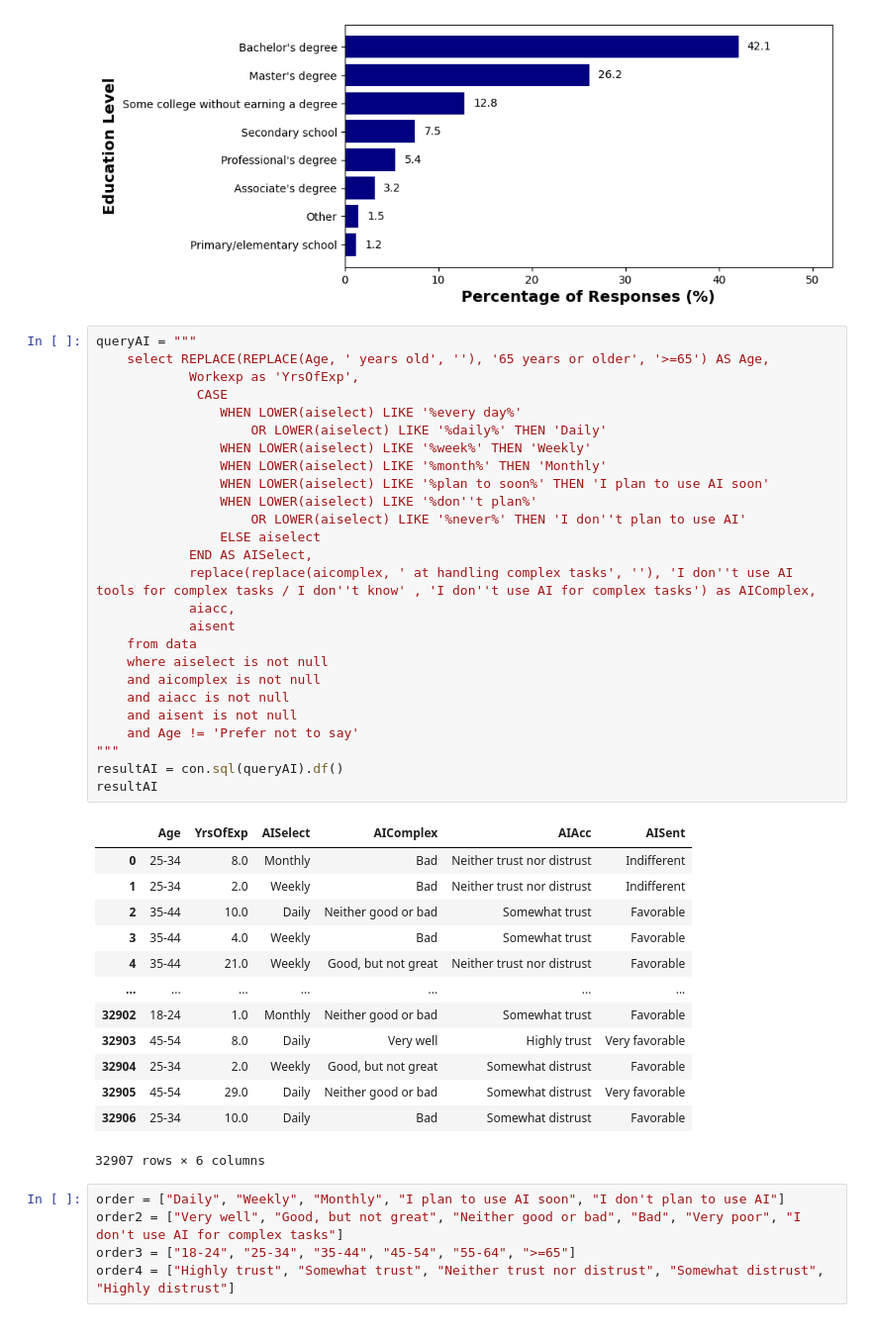
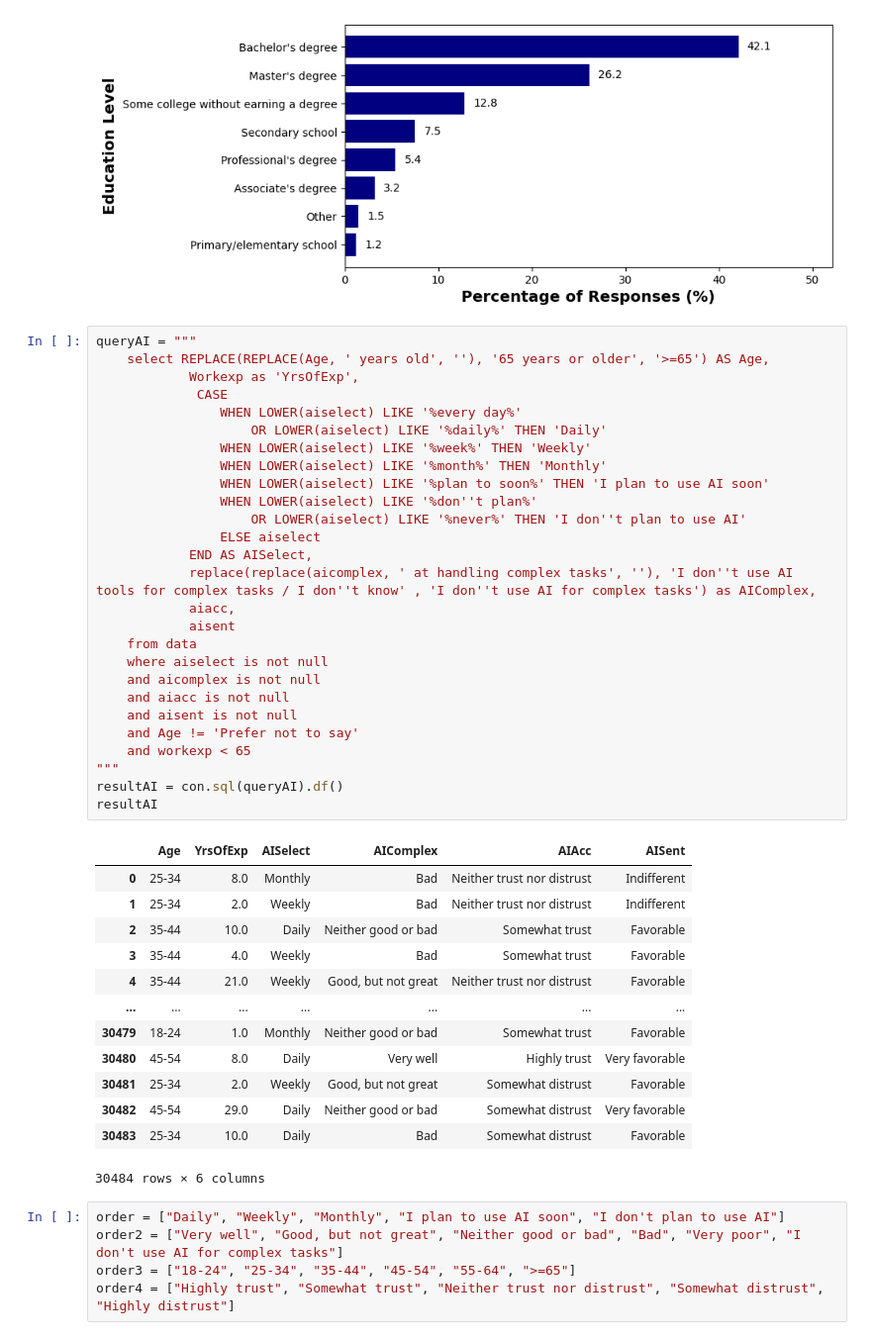
Before and after one commit to huyqng1412/stackoverflow_2025_project, a Jupyter notebook: so2025_vis.ipynb, the cells around one changed output. Shown at 99% size. Cells and saved outputs as stored; diff of their text form.

```diff
--- a/so2025_vis.ipynb
+++ b/so2025_vis.ipynb
@@ -216,39 +216,40 @@ queryAI = """
              CASE
                 WHEN LOWER(aiselect) LIKE '%every day%'
                     OR LOWER(aiselect) LIKE '%daily%' THEN 'Daily'
                 WHEN LOWER(aiselect) LIKE '%week%' THEN 'Weekly'
                 WHEN LOWER(aiselect) LIKE '%month%' THEN 'Monthly'
                 WHEN LOWER(aiselect) LIKE '%plan to soon%' THEN 'I plan to use AI soon'
                 WHEN LOWER(aiselect) LIKE '%don''t plan%'
                     OR LOWER(aiselect) LIKE '%never%' THEN 'I don''t plan to use AI'
                 ELSE aiselect
             END AS AISelect,
             replace(replace(aicomplex, ' at handling complex tasks', ''), 'I don''t use AI tools for complex tasks / I don''t know' , 'I don''t use AI for complex tasks') as AIComplex,
             aiacc,
             aisent
     from data
     where aiselect is not null
     and aicomplex is not null
     and aiacc is not null
     and aisent is not null
     and Age != 'Prefer not to say'
+    and workexp < 65
 """
 resultAI = con.sql(queryAI).df()
 resultAI
 # %% [output]
 |  | Age | YrsOfExp | AISelect | AIComplex | AIAcc | AISent |
 | 0 | 25-34 | 8.0 | Monthly | Bad | Neither trust nor distrust | Indifferent |
 | 1 | 25-34 | 2.0 | Weekly | Bad | Neither trust nor distrust | Indifferent |
 | 2 | 35-44 | 10.0 | Daily | Neither good or bad | Somewhat trust | Favorable |
 | 3 | 35-44 | 4.0 | Weekly | Bad | Somewhat trust | Favorable |
 | 4 | 35-44 | 21.0 | Weekly | Good, but not great | Neither trust nor distrust | Favorable |
 | ... | ... | ... | ... | ... | ... | ... |
-| 32902 | 18-24 | 1.0 | Monthly | Neither good or bad | Somewhat trust | Favorable |
-| 32903 | 45-54 | 8.0 | Daily | Very well | Highly trust | Very favorable |
-| 32904 | 25-34 | 2.0 | Weekly | Good, but not great | Somewhat distrust | Favorable |
-| 32905 | 45-54 | 29.0 | Daily | Neither good or bad | Somewhat distrust | Very favorable |
-| 32906 | 25-34 | 10.0 | Daily | Bad | Somewhat distrust | Favorable |
+| 30479 | 18-24 | 1.0 | Monthly | Neither good or bad | Somewhat trust | Favorable |
+| 30480 | 45-54 | 8.0 | Daily | Very well | Highly trust | Very favorable |
+| 30481 | 25-34 | 2.0 | Weekly | Good, but not great | Somewhat distrust | Favorable |
+| 30482 | 45-54 | 29.0 | Daily | Neither good or bad | Somewhat distrust | Very favorable |
+| 30483 | 25-34 | 10.0 | Daily | Bad | Somewhat distrust | Favorable |
-32907 rows × 6 columns
+30484 rows × 6 columns
 # %%
 order = ["Daily", "Weekly", "Monthly", "I plan to use AI soon", "I don't plan to use AI"]
 order2 = ["Very well", "Good, but not great", "Neither good or bad", "Bad", "Very poor", "I don't use AI for complex tasks"]
```
Also changed, not shown: parts of 12 cells of this notebook, 1 other file.
